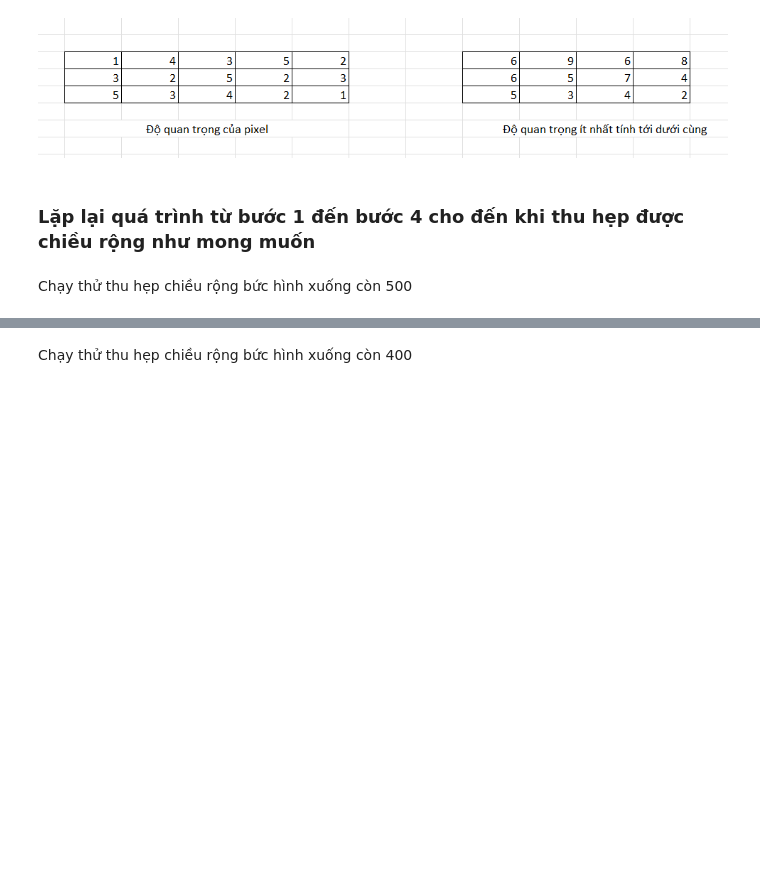
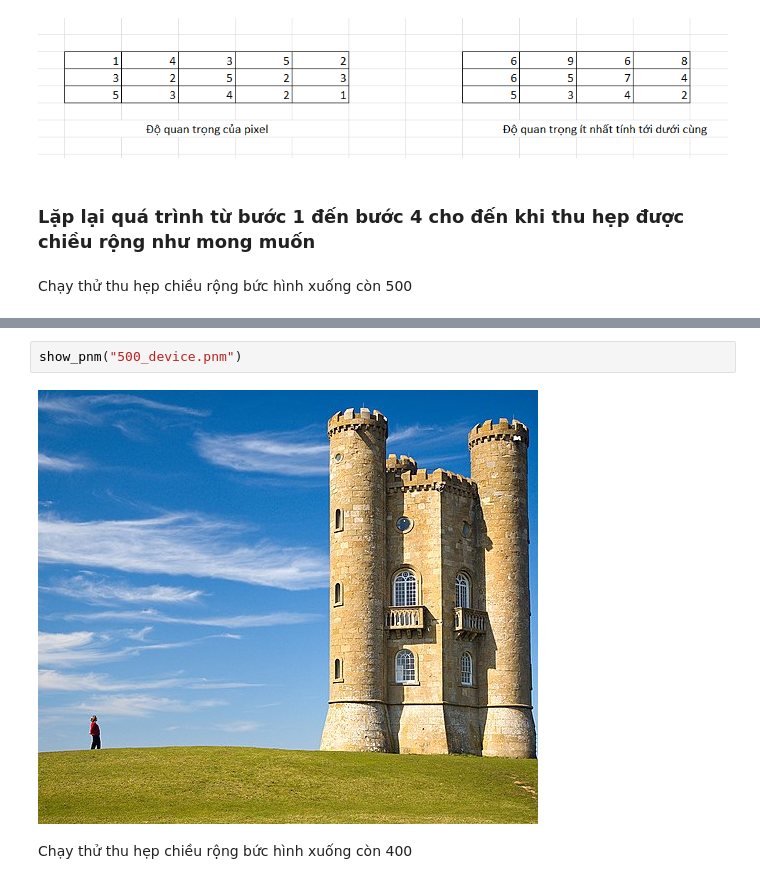
Before and after one commit to dragonjjr/21HCB_GPU_Programming, a Jupyter notebook: Report.ipynb, the cells around one changed output, grey strips where cells are left out. Saved outputs shown, nothing was run; the diff lists cells and outputs as text; blank space fills up the shorter version.

```diff
--- a/Report.ipynb
+++ b/Report.ipynb
@@ -197,3 +215,7 @@ show_pnm("500_host.pnm")
+# %%
+show_pnm("500_device.pnm")
+# %% [output]
+[figure, added]
 # %% [markdown]
 Chạy thử thu hẹp chiều rộng bức hình xuống còn 400
 # %%
```
Also changed, not shown: parts of 20 cells of this notebook.
